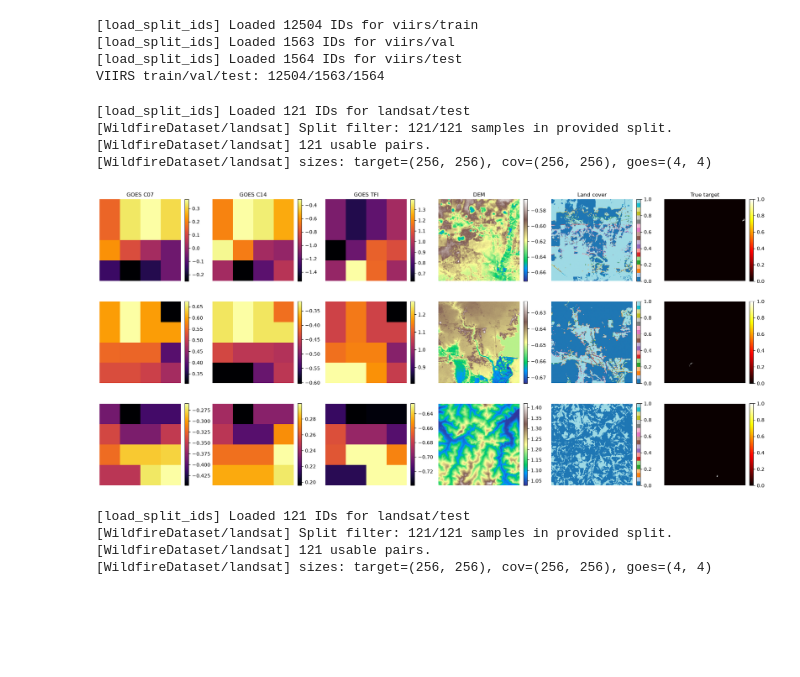
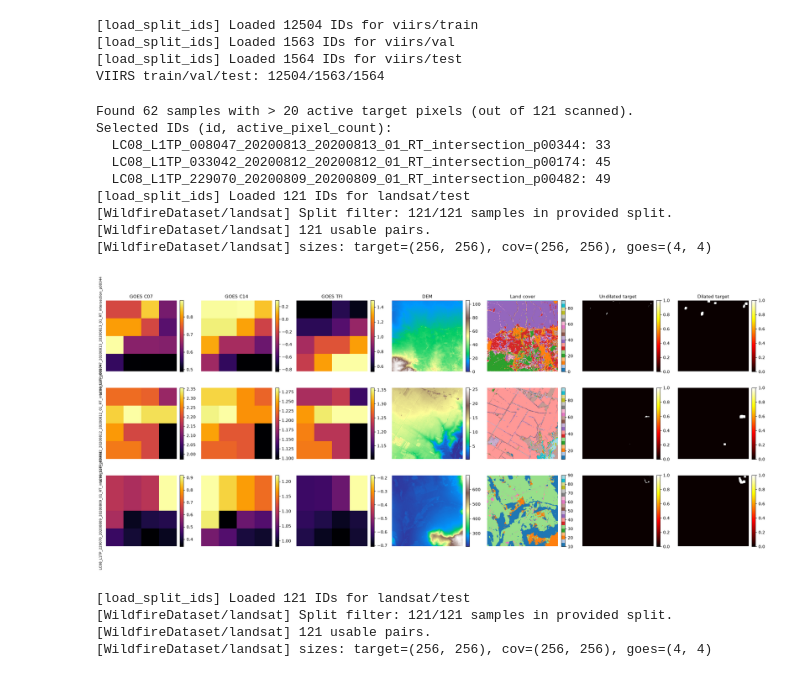
Before and after one commit to ada-th25/irp-th25-azure, a Jupyter notebook: notebooks/explore_results_summary.ipynb, the cells around one changed output. Saved outputs shown, nothing was run; the diff lists cells and outputs as text; code cells hidden in the pictures; blank space fills up the shorter version.

```diff
--- a/notebooks/explore_results_summary.ipynb
+++ b/notebooks/explore_results_summary.ipynb
@@ -514,19 +567,6 @@ print(f"VIIRS train/val/test: {len(viirs_train_ids)}/{len(viirs_val_ids)}/{len(v
 [load_split_ids] Loaded 1563 IDs for viirs/val
 [load_split_ids] Loaded 1564 IDs for viirs/test
 VIIRS train/val/test: 12504/1563/1564
-# %%
-# 1. Input reference figure (once)
-ref = load_model_and_batch(
-    "../experiments/e1_haunet_direct.YAML",
-    "../checkpoints/e1_haunet_direct_focal_dice_dilated/best_val_auprc.pt",
-    split="test", n_samples=3, seed=42)
-plot_input_reference(ref, out=FIG_DIR / "input_reference.png")
-# %% [output]
-[load_split_ids] Loaded 121 IDs for landsat/test
-[WildfireDataset/landsat] Split filter: 121/121 samples in provided split.
-[WildfireDataset/landsat] 121 usable pairs.
-[WildfireDataset/landsat] sizes: target=(256, 256), cov=(256, 256), goes=(4, 4)
-[figure, removed]
 # %%
 import sys, random, json
 from pathlib import Path
@@ -932,41 +937,6 @@ def load_model_and_batch(config_path, checkpoint_path, split="test",
                             if cfg["data"].get("use_stage1_pred", False) else None),
         "undilated_target": undilated_target
     }
-
-
-# ------------------------------------------------------------------
-# Figure 1: input reference — GOES bands + covariates, once, for the
-# report's "what does the input data look like" figure.
-# ------------------------------------------------------------------
-def plot_input_reference(batch_data, out=None):
-    goes = batch_data["goes"]
-    cov = batch_data["cov"]
-    target = batch_data["target"]
-    n = goes.shape[0]
-    titles = ["GOES C07", "GOES C14", "GOES TFI", "DEM", "Land cover", "True target"]
-    cmaps = ["inferno", "inferno", "inferno", "terrain", "tab20", "hot"]
-
-    fig, axes = plt.subplots(n, 6, figsize=(3.2 * 6, 3 * n))
-    if n == 1:
-        axes = axes[np.newaxis, :]
-    for row in range(n):
-        panels = [goes[row, 0].numpy(), goes[row, 1].numpy(), goes[row, 2].numpy(),
-                  cov[row, 0].numpy(), cov[row, 1].numpy(), target[row, 0].cpu().numpy()]
-        for col in range(6):
-            ax = axes[row, col]
-            im = ax.imshow(panels[col], cmap=cmaps[col],
-                            vmin=(0 if col == 5 else None), vmax=(1 if col == 5 else None))
-            if row == 0:
-                ax.set_title(titles[col], fontsize=11)
-            ax.set_xticks([]); ax.set_yticks([])
-            for spine in ax.spines.values():
-                spine.set_visible(False)
-            fig.colorbar(im, ax=ax, fraction=0.046, pad=0.04)
-    plt.tight_layout()
-    if out:
-        plt.savefig(out, dpi=150, bbox_inches="tight")
-    plt.show()
-
 
 # ------------------------------------------------------------------
 # Figure 2: per-experiment result panel — target / raw probability /
@@ -1109,3 +1208,23 @@ def worst_samples(csv_path, metric_col="pp_iou", n=2, exclude_nan=True):
+# %%
+current_ids_ref = find_ids_with_min_fire_pixels(ds, min_pixels=20, n_ids=3, seed=42)
+
+ref_data = load_data_reference(
+    "../experiments/e1_haunet_direct.YAML",
+    sample_ids=current_ids_ref,
+    dilate_target=True, dilation_kernel_size=7, binarize_target=True,
+)
+plot_input_reference(ref_data, out=FIG_DIR / "input_reference.png")
+# %% [output]
+Found 62 samples with > 20 active target pixels (out of 121 scanned).
+Selected IDs (id, active_pixel_count):
+  LC08_L1TP_008047_20200813_20200813_01_RT_intersection_p00344: 33
+  LC08_L1TP_033042_20200812_20200812_01_RT_intersection_p00174: 45
+  LC08_L1TP_229070_20200809_20200809_01_RT_intersection_p00482: 49
+[load_split_ids] Loaded 121 IDs for landsat/test
+[WildfireDataset/landsat] Split filter: 121/121 samples in provided split.
+[WildfireDataset/landsat] 121 usable pairs.
+[WildfireDataset/landsat] sizes: target=(256, 256), cov=(256, 256), goes=(4, 4)
+[figure, added]
 # %%
 def load_model_from_config(config_path, checkpoint_path):
     with open(config_path) as f:
```
Also changed, not shown: parts of 7 cells of this notebook, 11 other files.
